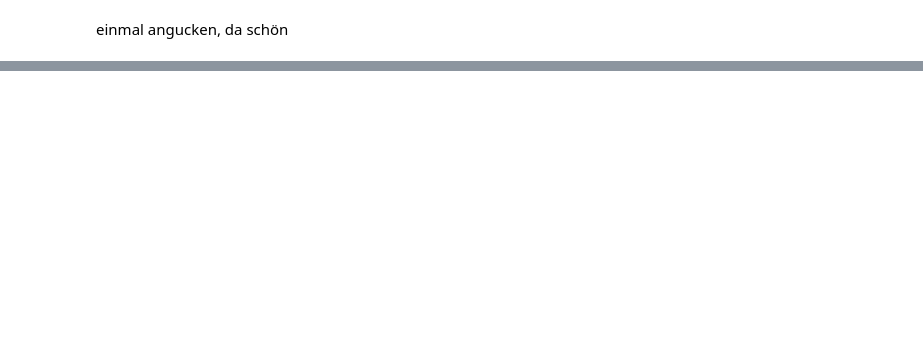
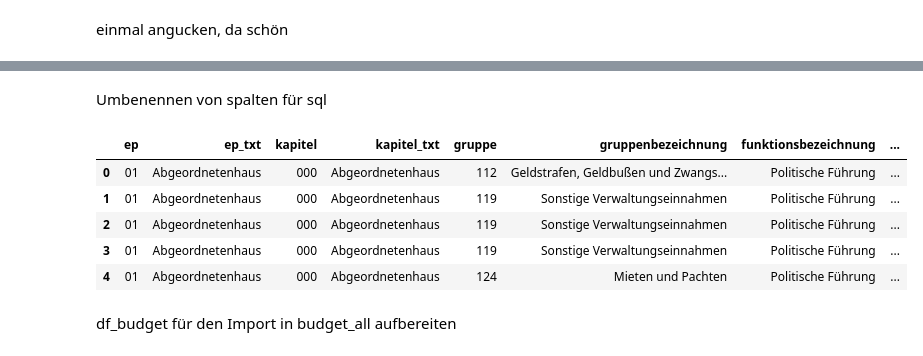
Before and after one commit to Toffeltonius/Haushaltsged-ns, a Jupyter notebook: upload_budget_berlin.ipynb, the cells around one changed output, grey strips where cells are left out. Saved outputs shown, nothing was run; the diff lists cells and outputs as text; code cells hidden in the pictures; blank space fills up the shorter version.

```diff
--- a/upload_budget_berlin.ipynb
+++ b/upload_budget_berlin.ipynb
@@ -84 +81,4 @@ bln_22_23.head(20)
+# %%
+
+df_bln["state_id"] =  3
 # %% [markdown]
@@ -92,2 +87,9 @@ bln_22_23 = bln_22_23.drop(['mgtg'], axis=1)
+# %%
+
+df_bln.loc[df_bln['titelart'] == 'Einnahmetitel', 'amount'] = df_bln['betrag']
+df_bln.loc[df_bln['titelart'] == 'Ausgabetitel', 'amount'] = -df_bln['betrag']
+
+df_bln = df_bln.drop(['titel','titelart', 'betragtyp'], axis=1)
+df_bln = df_bln.drop(['funktion'], axis=1)
 # %% [markdown]
 einmal angucken, da schön
@@ -95,0 +105,19 @@ bln_22_23.head()
+# %% [markdown]
+Umbenennen von spalten für sql
+# %%
+df_bln.rename(columns = {'einzelplan' : 'ep', 'titelbezeichnung' : 'zweckbestimmung',
+                        'jahr' : 'year', 'kapitelbezeichnung' : 'kapitel_txt',
+                        'einzelplanbezeichnung' : 'ep_txt'
+                        }, inplace = True)
+# %%
+
+df_bln.head(5)
+# %% [output]
+|  | ep | ep_txt | kapitel | kapitel_txt | gruppe | gruppenbezeichnung | funktionsbezeichnung | ... |
+| 0 | 01 | Abgeordnetenhaus | 000 | Abgeordnetenhaus | 112 | Geldstrafen, Geldbußen und Zwangs... | Politische Führung | ... |
+| 1 | 01 | Abgeordnetenhaus | 000 | Abgeordnetenhaus | 119 | Sonstige Verwaltungseinnahmen | Politische Führung | ... |
+| 2 | 01 | Abgeordnetenhaus | 000 | Abgeordnetenhaus | 119 | Sonstige Verwaltungseinnahmen | Politische Führung | ... |
+| 3 | 01 | Abgeordnetenhaus | 000 | Abgeordnetenhaus | 119 | Sonstige Verwaltungseinnahmen | Politische Führung | ... |
+| 4 | 01 | Abgeordnetenhaus | 000 | Abgeordnetenhaus | 124 | Mieten und Pachten | Politische Führung | ... |
+# %% [markdown]
+df_budget für den Import in budget_all aufbereiten
```
Also changed, not shown: parts of 34 cells of this notebook, 4 other files.
